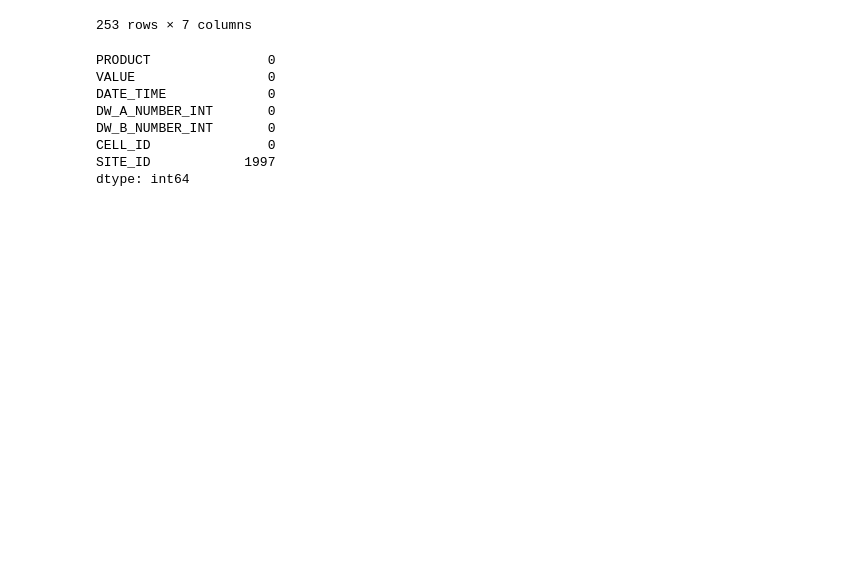
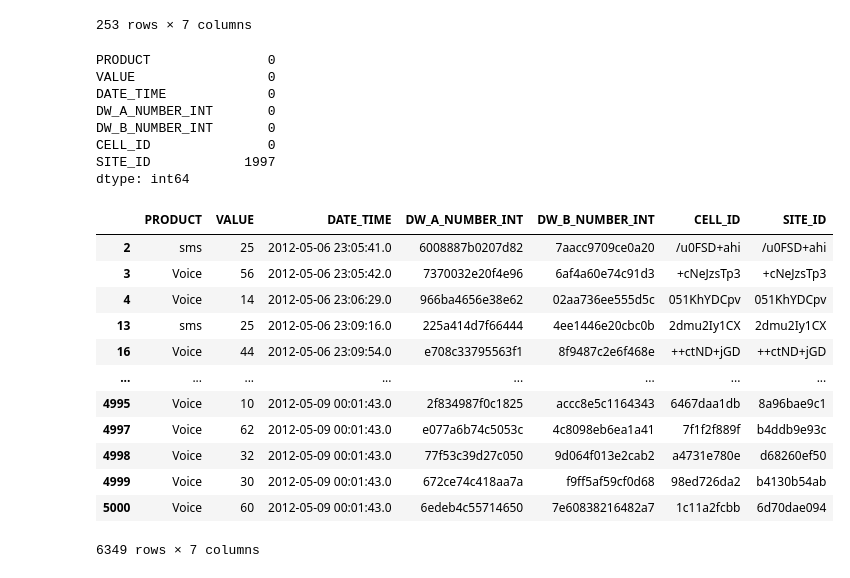
Before and after one commit to mmalinda/Autolib-EDA, a Jupyter notebook: Moringa_Data_Science_Prep_W3_Independent_Project_2019_10_Mutanu_Malinda_Python.ipynb, the cells around one changed output. Saved outputs shown, nothing was run; the diff lists cells and outputs as text; code cells hidden in the pictures; blank space fills up the shorter version.

```diff
--- a/Moringa_Data_Science_Prep_W3_Independent_Project_2019_10_Mutanu_Malinda_Python.ipynb
+++ b/Moringa_Data_Science_Prep_W3_Independent_Project_2019_10_Mutanu_Malinda_Python.ipynb
@@ -562,3 +500,21 @@ DW_B_NUMBER_INT       0
 CELL_ID               0
 SITE_ID            1997
 dtype: int64
+# %%
+# Dropping records where value is 0
+cdr = cdr[cdr.VALUE != 0]
+cdr
+# %% [output]
+|  | PRODUCT | VALUE | DATE_TIME | DW_A_NUMBER_INT | DW_B_NUMBER_INT | CELL_ID | SITE_ID |
+| 2 | sms | 25 | 2012-05-06 23:05:41.0 | 6008887b0207d82 | 7aacc9709ce0a20 | /u0FSD+ahi | /u0FSD+ahi |
+| 3 | Voice | 56 | 2012-05-06 23:05:42.0 | 7370032e20f4e96 | 6af4a60e74c91d3 | +cNeJzsTp3 | +cNeJzsTp3 |
+| 4 | Voice | 14 | 2012-05-06 23:06:29.0 | 966ba4656e38e62 | 02aa736ee555d5c | 051KhYDCpv | 051KhYDCpv |
+| 13 | sms | 25 | 2012-05-06 23:09:16.0 | 225a414d7f66444 | 4ee1446e20cbc0b | 2dmu2Iy1CX | 2dmu2Iy1CX |
+| 16 | Voice | 44 | 2012-05-06 23:09:54.0 | e708c33795563f1 | 8f9487c2e6f468e | ++ctND+jGD | ++ctND+jGD |
+| ... | ... | ... | ... | ... | ... | ... | ... |
+| 4995 | Voice | 10 | 2012-05-09 00:01:43.0 | 2f834987f0c1825 | accc8e5c1164343 | 6467daa1db | 8a96bae9c1 |
+| 4997 | Voice | 62 | 2012-05-09 00:01:43.0 | e077a6b74c5053c | 4c8098eb6ea1a41 | 7f1f2f889f | b4ddb9e93c |
+| 4998 | Voice | 32 | 2012-05-09 00:01:43.0 | 77f53c39d27c050 | 9d064f013e2cab2 | a4731e780e | d68260ef50 |
+| 4999 | Voice | 30 | 2012-05-09 00:01:43.0 | 672ce74c418aa7a | f9ff5af59cf0d68 | 98ed726da2 | b4130b54ab |
+| 5000 | Voice | 60 | 2012-05-09 00:01:43.0 | 6edeb4c55714650 | 7e60838216482a7 | 1c11a2fcbb | 6d70dae094 |
+6349 rows × 7 columns
```
Also changed, not shown: parts of 12 cells of this notebook.
